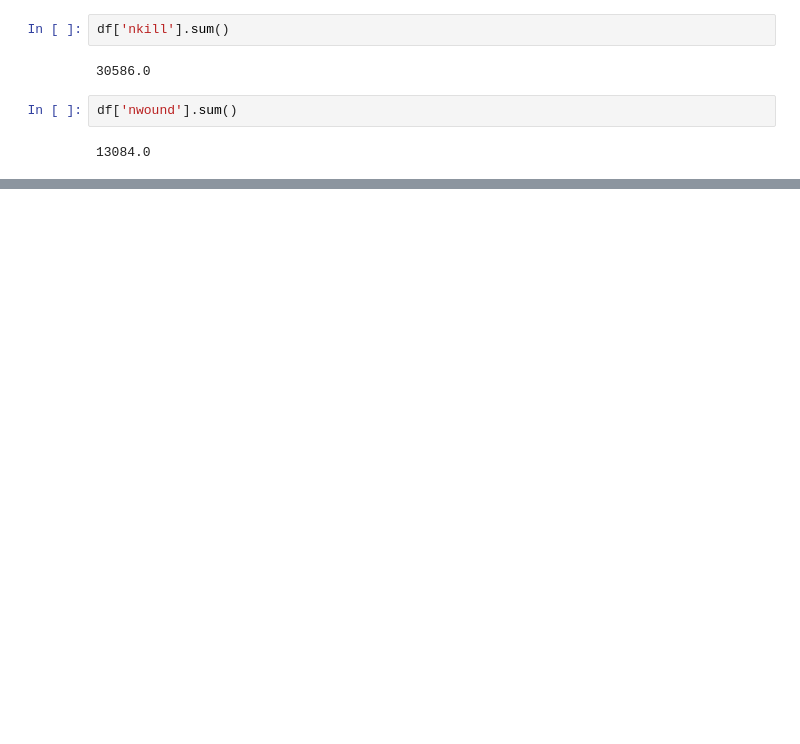
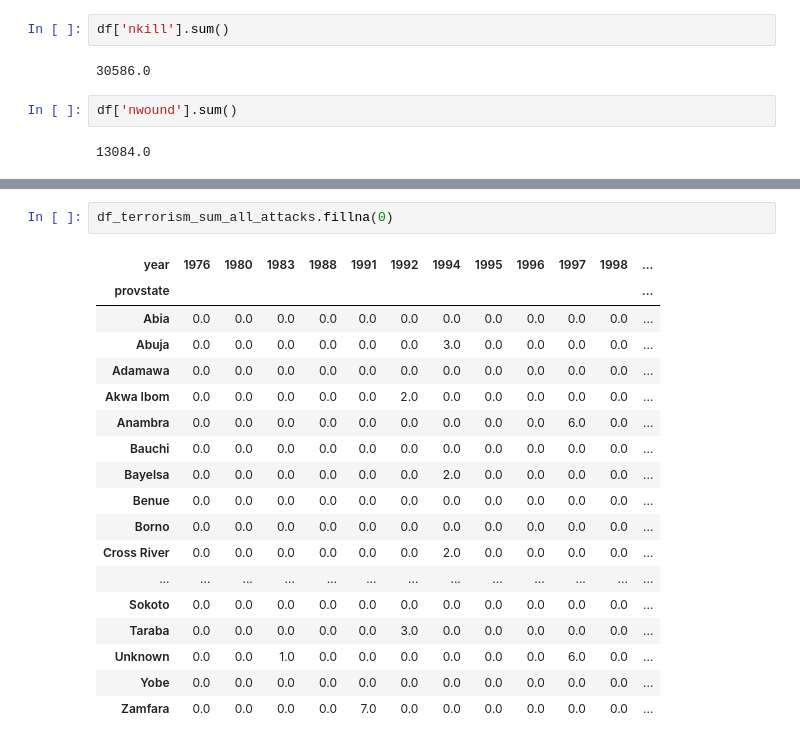
Before and after one commit to danishmeh/Project, a Jupyter notebook: omdena/3rd/terrorism.ipynb, the cells around one changed output, grey strips where cells are left out. Saved outputs shown, nothing was run; the diff lists cells and outputs as text; blank space fills up the shorter version.

```diff
--- a/omdena/3rd/terr.ipynb
+++ b/omdena/3rd/terrorism.ipynb
@@ -402,0 +483,21 @@ print(df['city'].nunique())
+# %%
+df_terrorism_sum_all_attacks.fillna(0)
+# %% [output]
+| year | 1976 | 1980 | 1983 | 1988 | 1991 | 1992 | 1994 | 1995 | 1996 | 1997 | 1998 | ... |
+| provstate |  |  |  |  |  |  |  |  |  |  |  | ... |
+| Abia | 0.0 | 0.0 | 0.0 | 0.0 | 0.0 | 0.0 | 0.0 | 0.0 | 0.0 | 0.0 | 0.0 | ... |
+| Abuja | 0.0 | 0.0 | 0.0 | 0.0 | 0.0 | 0.0 | 3.0 | 0.0 | 0.0 | 0.0 | 0.0 | ... |
+| Adamawa | 0.0 | 0.0 | 0.0 | 0.0 | 0.0 | 0.0 | 0.0 | 0.0 | 0.0 | 0.0 | 0.0 | ... |
+| Akwa Ibom | 0.0 | 0.0 | 0.0 | 0.0 | 0.0 | 2.0 | 0.0 | 0.0 | 0.0 | 0.0 | 0.0 | ... |
+| Anambra | 0.0 | 0.0 | 0.0 | 0.0 | 0.0 | 0.0 | 0.0 | 0.0 | 0.0 | 6.0 | 0.0 | ... |
+| Bauchi | 0.0 | 0.0 | 0.0 | 0.0 | 0.0 | 0.0 | 0.0 | 0.0 | 0.0 | 0.0 | 0.0 | ... |
+| Bayelsa | 0.0 | 0.0 | 0.0 | 0.0 | 0.0 | 0.0 | 2.0 | 0.0 | 0.0 | 0.0 | 0.0 | ... |
+| Benue | 0.0 | 0.0 | 0.0 | 0.0 | 0.0 | 0.0 | 0.0 | 0.0 | 0.0 | 0.0 | 0.0 | ... |
+| Borno | 0.0 | 0.0 | 0.0 | 0.0 | 0.0 | 0.0 | 0.0 | 0.0 | 0.0 | 0.0 | 0.0 | ... |
+| Cross River | 0.0 | 0.0 | 0.0 | 0.0 | 0.0 | 0.0 | 2.0 | 0.0 | 0.0 | 0.0 | 0.0 | ... |
+| ... | ... | ... | ... | ... | ... | ... | ... | ... | ... | ... | ... | ... |
+| Sokoto | 0.0 | 0.0 | 0.0 | 0.0 | 0.0 | 0.0 | 0.0 | 0.0 | 0.0 | 0.0 | 0.0 | ... |
+| Taraba | 0.0 | 0.0 | 0.0 | 0.0 | 0.0 | 3.0 | 0.0 | 0.0 | 0.0 | 0.0 | 0.0 | ... |
+| Unknown | 0.0 | 0.0 | 1.0 | 0.0 | 0.0 | 0.0 | 0.0 | 0.0 | 0.0 | 6.0 | 0.0 | ... |
+| Yobe | 0.0 | 0.0 | 0.0 | 0.0 | 0.0 | 0.0 | 0.0 | 0.0 | 0.0 | 0.0 | 0.0 | ... |
+| Zamfara | 0.0 | 0.0 | 0.0 | 0.0 | 7.0 | 0.0 | 0.0 | 0.0 | 0.0 | 0.0 | 0.0 | ... |
```
Also changed, not shown: parts of 26 cells of this notebook, 13 other files.
